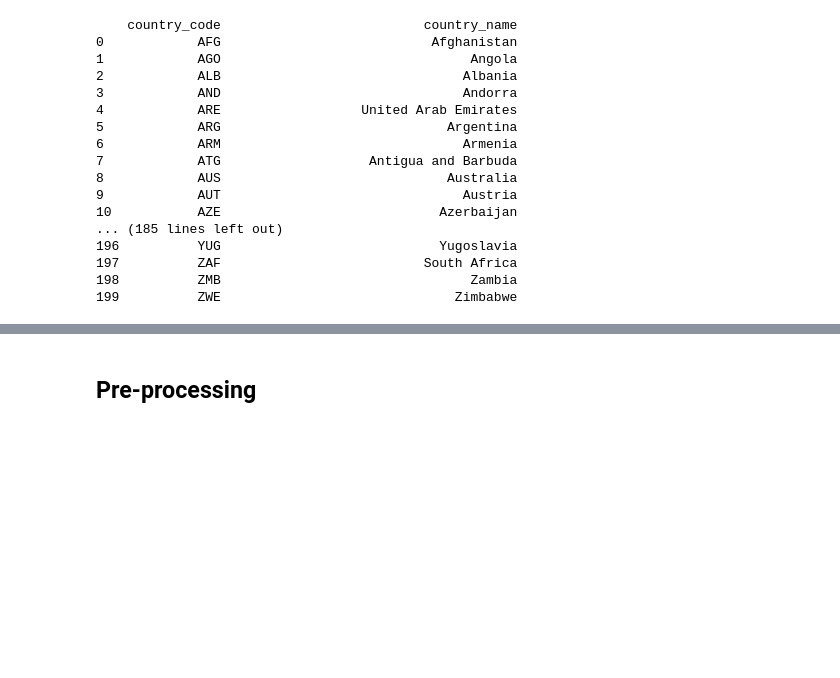
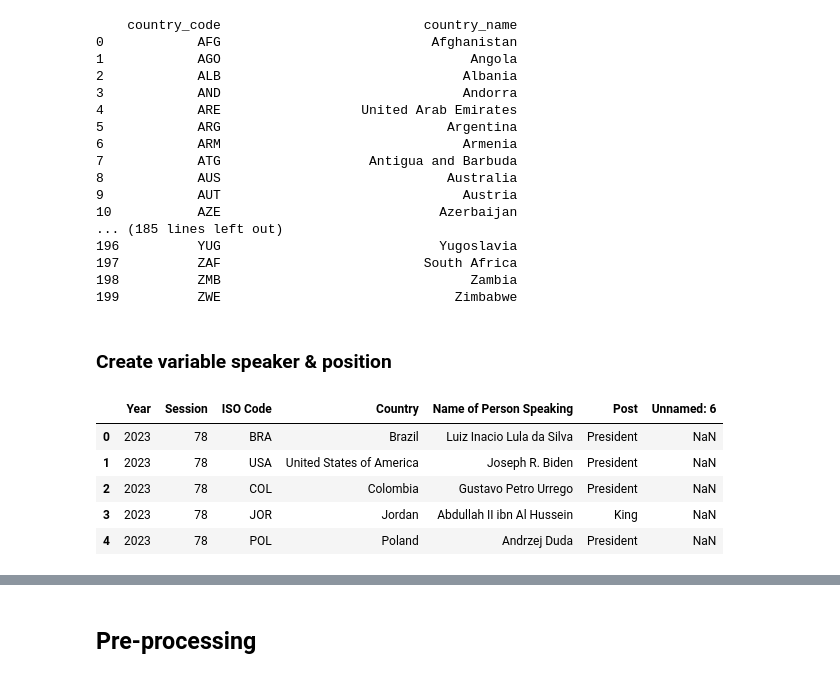
Before and after one commit to SarahFranzen/Emotions_in_the_United_Nations_General_Debates, a Jupyter notebook: 0_data_creation/preprocessing_token_frequency.ipynb, the cells around one changed output, grey strips where cells are left out. Drawn from its saved outputs; the diff is of its cells as text; code cells hidden in the pictures; blank space fills up the shorter version.

```diff
--- a/0_data_creation/preprocessing_token_frequency.ipynb
+++ b/0_data_creation/preprocessing_token_frequency.ipynb
@@ -254,3 +258,17 @@ pd.reset_option('display.max_rows')
 197          ZAF                          South Africa
 198          ZMB                                Zambia
 199          ZWE                              Zimbabwe
+# %% [markdown]
+### Create variable speaker & position
+# %%
+os.chdir(data_c)
+df_speakers = pd.read_excel(r"data_original\UN General Debate Corpus\Speakers_by_session.xlsx")
+# %%
+df_speakers.head()
+# %% [output]
+|  | Year | Session | ISO Code | Country | Name of Person Speaking | Post | Unnamed: 6 |
+| 0 | 2023 | 78 | BRA | Brazil | Luiz Inacio Lula da Silva | President | NaN |
+| 1 | 2023 | 78 | USA | United States of America | Joseph R. Biden | President | NaN |
+| 2 | 2023 | 78 | COL | Colombia | Gustavo Petro Urrego | President | NaN |
+| 3 | 2023 | 78 | JOR | Jordan | Abdullah II ibn Al Hussein | King | NaN |
+| 4 | 2023 | 78 | POL | Poland | Andrzej Duda | President | NaN |
```
Also changed, not shown: parts of 12 cells of this notebook.
